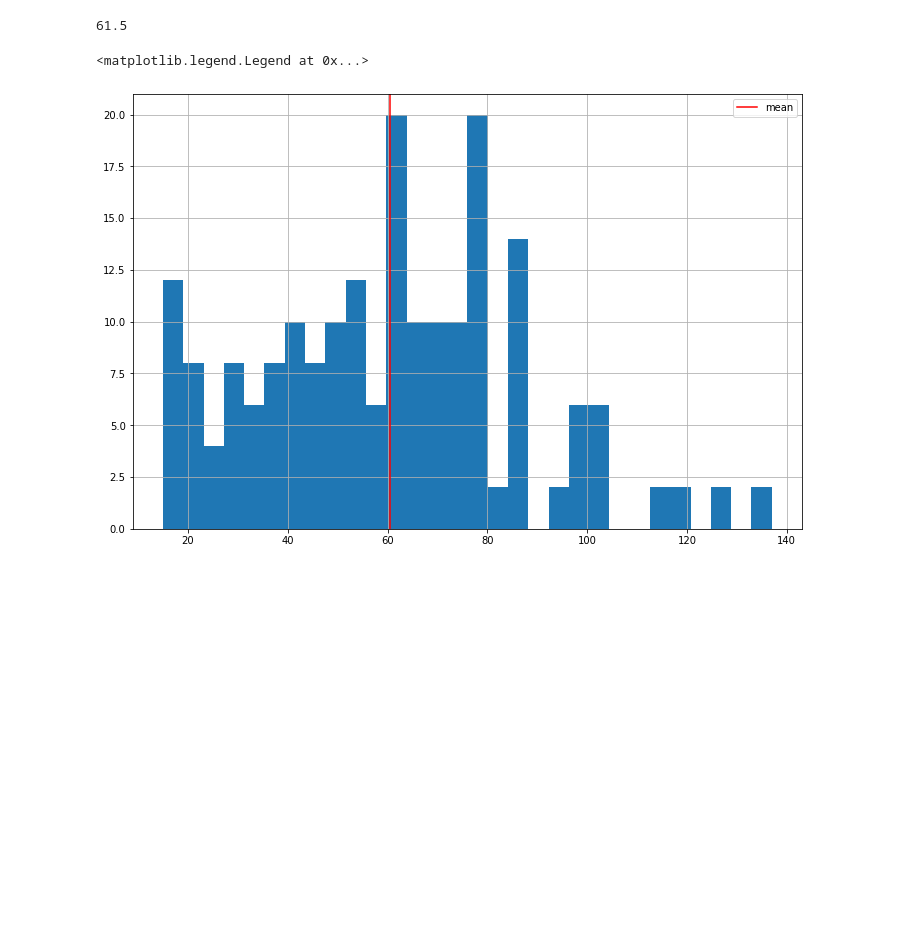
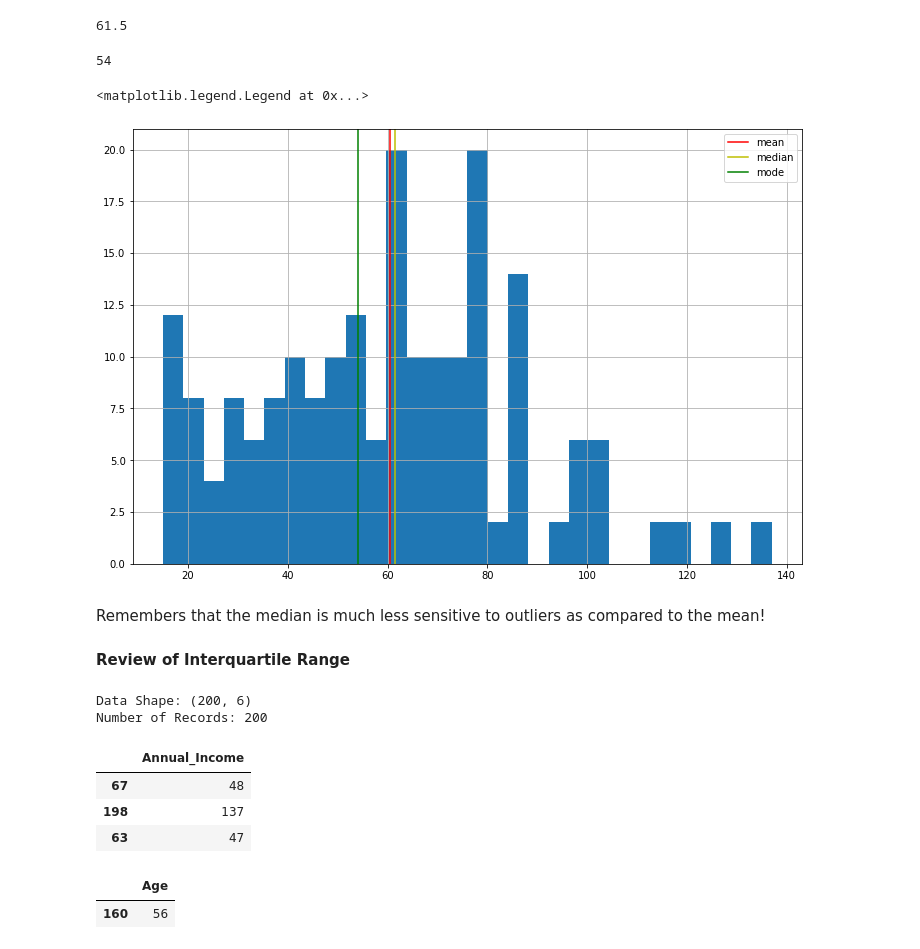
Before and after one commit to mellymillionz/python_notes, a Jupyter notebook: pandas_stats_review.ipynb/pandas_stats_review_lesson1.ipynb, the cells around one changed output. Saved outputs shown, nothing was run; the diff lists cells and outputs as text; code cells hidden in the pictures; blank space fills up the shorter version.

Commit message:
cumulative counts visualizations

```diff
--- a/pandas_stats_review.ipynb/pandas_stats_review_lesson1.ipynb
+++ b/pandas_stats_review.ipynb/pandas_stats_review_lesson1.ipynb
@@ -98,18 +98,41 @@ income_median = income.median()
 income_median
 # %% [output]
 61.5
+# %%
+#this chooses the FIRST of the mode values (otherwise it will give two options)
+income_mode = income.mode().values[0]
+income_mode
+# %% [output]
+54
 # %%
 #visualize this data using a histogram
 # %%
 import matplotlib.pyplot as plt
 
 plt.figure(figsize=(12,8))
 
 df['Annual_Income'].hist(bins=30)
 
 plt.axvline(income_mean, color='r', label='mean')
 
+plt.axvline(income_median, color='y', label='median')
+
+plt.axvline(income_mode, color='g', label='mode')
+
+
 plt.legend()
 # %% [output]
 <matplotlib.legend.Legend at 0x...>
-[figure, old version]
+[figure, new version]
+# %% [markdown]
+Remembers that the median is much less sensitive to outliers as compared to the mean!
+# %% [markdown]
+**Review of Interquartile Range**
+# %%
+print(f'Data Shape: {df.shape}')
+num_records = df.shape[0]
+
+print(f'Number of Records: {num_records}')
+# %% [output]
+Data Shape: (200, 6)
+Number of Records: 200
@@ -115,0 +142,14 @@ plt.legend()
+# %%
+income_data.sample(3)
+# %% [output]
+|  | Annual_Income |
+| 67 | 48 |
+| 198 | 137 |
+| 63 | 47 |
+# %%
+#make a copy of the age data as well
+age_data = df[['Age']].copy()
+age_data.sample()
+# %% [output]
+|  | Age |
+| 160 | 56 |
```
Also changed, not shown: parts of 10 cells of this notebook.
